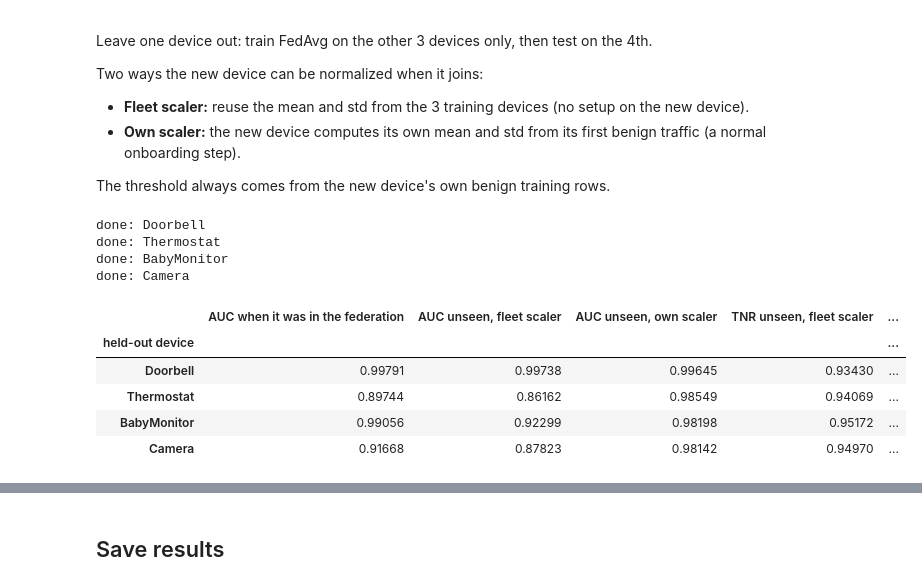
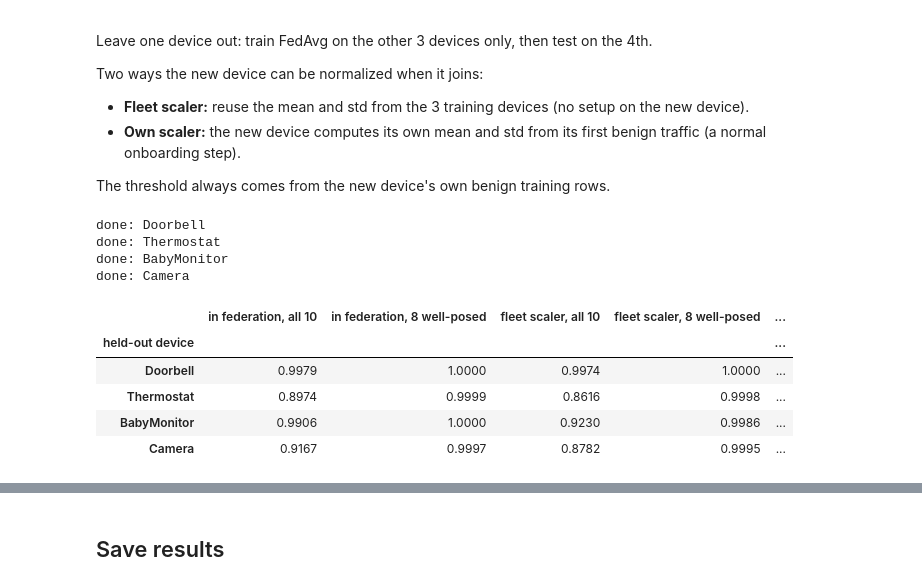
Before and after one commit to KA6-p/federated-iot-anomaly-detection, a Jupyter notebook: 04_extension_noniid_unseen.ipynb, the cells around one changed output, grey strips where cells are left out. Drawn from its saved outputs; the diff is of its cells as text; code cells hidden in the pictures.

Commit message:
Add TPR@low-FPR and p99 threshold results, split unseen-device experiment into 8 vs tcp/udp, use sample std, update README

```diff
--- a/04_extension_noniid_unseen.ipynb
+++ b/04_extension_noniid_unseen.ipynb
@@ -865,36 +938,42 @@ The threshold always comes from the new device's own benign training rows.
 # %%
 lodo_rows = []
 for held in NAMES:
     others = [n for n in NAMES if n != held]
     fleet = federated_scaler(others)
     sc = {n: fleet for n in others}
-    a_fleet, a_own, t_fleet, t_own = [], [], [], []
+    runs = {"fleet": [], "own": []}
     for seed in SEEDS:
         m = run_federated(others, sc, 1, 0.0, "size", seed=seed)
-        r1 = evaluate(m, held, fleet)
-        r2 = evaluate(m, held, LOCAL_BY_CLIENT[held])
-        a_fleet.append(r1["auc"]); t_fleet.append(r1["tnr"])
-        a_own.append(r2["auc"]);   t_own.append(r2["tnr"])
-    in_fed = np.mean([results[MAIN][s][held]["auc"] for s in SEEDS])
+        runs["fleet"].append(evaluate(m, held, fleet))
+        runs["own"].append(evaluate(m, held, LOCAL_BY_CLIENT[held]))
+
+    def avg(kind, key):
+        return float(np.mean([r[key] for r in runs[kind]]))
+
     lodo_rows.append({
         "held-out device": SHORT[held],
-        "AUC when it was in the federation": in_fed,
-        "AUC unseen, fleet scaler": np.mean(a_fleet),
-        "AUC unseen, own scaler": np.mean(a_own),
-        "TNR unseen, fleet scaler": np.mean(t_fleet),
-        "TNR unseen, own scaler": np.mean(t_own),
+        "in federation, all 10": np.mean([results[MAIN][s][held]["auc"] for s in SEEDS]),
+        "in federation, 8 well-posed": np.mean([results[MAIN][s][held]["auc_easy8"] for s in SEEDS]),
+        "fleet scaler, all 10": avg("fleet", "auc"),
+        "fleet scaler, 8 well-posed": avg("fleet", "auc_easy8"),
+        "fleet scaler, tcp+udp": avg("fleet", "auc_hard"),
+        "own scaler, all 10": avg("own", "auc"),
+        "own scaler, 8 well-posed": avg("own", "auc_easy8"),
+        "own scaler, tcp+udp": avg("own", "auc_hard"),
+        "fleet scaler, TPR@1%FPR (8)": avg("fleet", "tpr_1fpr_easy8"),
+        "own scaler, TPR@1%FPR (8)": avg("own", "tpr_1fpr_easy8"),
     })
     print("done:", SHORT[held])
 lodo_df = pd.DataFrame(lodo_rows).set_index("held-out device")
-lodo_df.style.format("{:.5f}")
+lodo_df.style.format("{:.4f}")
 # %% [output]
 done: Doorbell
 done: Thermostat
 done: BabyMonitor
 done: Camera
-|  | AUC when it was in the federation | AUC unseen, fleet scaler | AUC unseen, own scaler | TNR unseen, fleet scaler | ... |
+|  | in federation, all 10 | in federation, 8 well-posed | fleet scaler, all 10 | fleet scaler, 8 well-posed | ... |
 | held-out device |  |  |  |  | ... |
-| Doorbell | 0.99791 | 0.99738 | 0.99645 | 0.93430 | ... |
-| Thermostat | 0.89744 | 0.86162 | 0.98549 | 0.94069 | ... |
-| BabyMonitor | 0.99056 | 0.92299 | 0.98198 | 0.95172 | ... |
-| Camera | 0.91668 | 0.87823 | 0.98142 | 0.94970 | ... |
+| Doorbell | 0.9979 | 1.0000 | 0.9974 | 1.0000 | ... |
+| Thermostat | 0.8974 | 0.9999 | 0.8616 | 0.9998 | ... |
+| BabyMonitor | 0.9906 | 1.0000 | 0.9230 | 0.9986 | ... |
+| Camera | 0.9167 | 0.9997 | 0.8782 | 0.9995 | ... |
```
Also changed, not shown: parts of 7 cells of this notebook.
